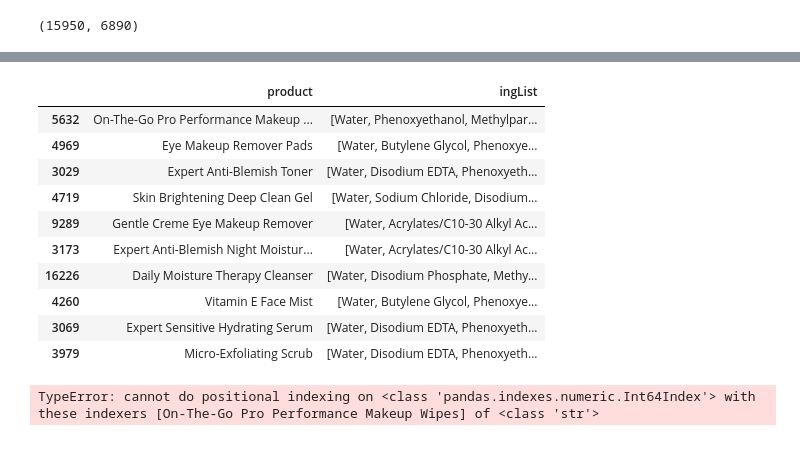
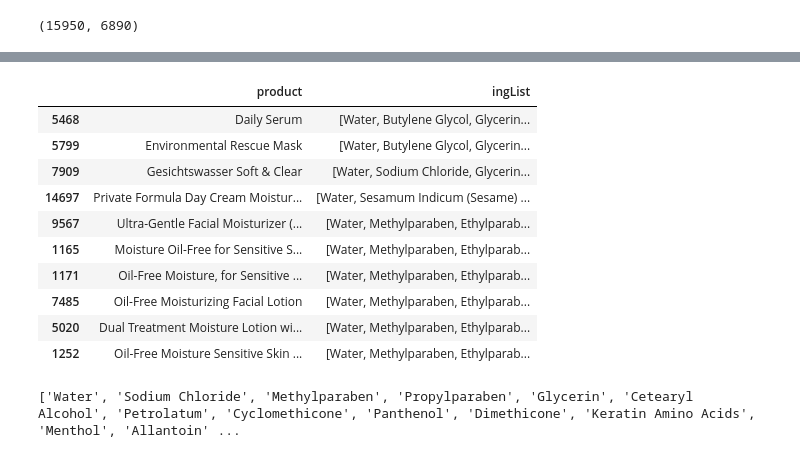
Before and after one commit to isabelbbeard/fp-python, a Jupyter notebook: 02_RecommnedationEngine.ipynb, the cells around one changed output, grey strips where cells are left out. Cells and saved outputs as stored; diff of their text form; code cells hidden in the pictures.

Commit message:
Cleaning up data for better recommendataions

```diff
--- a/ReformattingData_02.ipynb
+++ b/02_RecommnedationEngine.ipynb
@@ -239,9 +174,11 @@ Jaccard Similarity: 0.05454545454545454
 # %%
 #Import TfIdfVectorizer from scikit-learn
+#Convert a collection of raw documents to a matrix of TF-IDF features.
 from sklearn.feature_extraction.text import TfidfVectorizer
 
-#Define a TF-IDF Vectorizer Object. Remove all english stop words such as 'the', 'a'
+#Define a TF-IDF Vectorizer Object
 tfidf = TfidfVectorizer()
+tfidf = TfidfVectorizer(stop_words=['Water'])
 
 #Construct the required TF-IDF matrix by fitting and transforming the data
 tfidf_matrix = tfidf.fit_transform(products_and_ingredients['ing#List'])
@@ -278,21 +220,23 @@ def get_recommendations(product, cosine_sim=cosine_sim):
 
     # Return the top 10 most similar movies
     return products_and_ingredients[['product', 'ingList']].iloc[product_indices]
-# %%
-get_recommendations('Naturally Gentle Eye Makeup Remover')
-# %% [output]
-|  | product | ingList |
-| 5632 | On-The-Go Pro Performance Makeup ... | [Water, Phenoxyethanol, Methylpar... |
-| 4969 | Eye Makeup Remover Pads | [Water, Butylene Glycol, Phenoxye... |
-| 3029 | Expert Anti-Blemish Toner | [Water, Disodium EDTA, Phenoxyeth... |
-| 4719 | Skin Brightening Deep Clean Gel | [Water, Sodium Chloride, Disodium... |
-| 9289 | Gentle Creme Eye Makeup Remover | [Water, Acrylates/C10-30 Alkyl Ac... |
-| 3173 | Expert Anti-Blemish Night Moistur... | [Water, Acrylates/C10-30 Alkyl Ac... |
-| 16226 | Daily Moisture Therapy Cleanser | [Water, Disodium Phosphate, Methy... |
-| 4260 | Vitamin E Face Mist | [Water, Butylene Glycol, Phenoxye... |
-| 3069 | Expert Sensitive Hydrating Serum | [Water, Disodium EDTA, Phenoxyeth... |
-| 3979 | Micro-Exfoliating Scrub | [Water, Disodium EDTA, Phenoxyeth... |
-# %%
-products_and_ingredients['ingList'].iloc['On-The-Go Pro Performance Makeup Wipes']
-# %% [output]
-TypeError: cannot do positional indexing on <class 'pandas.indexes.numeric.Int64Index'> with these indexers [On-The-Go Pro Performance Makeup Wipes] of <class 'str'>
+# %%
+get_recommendations('Foot Cream Norwegian Formula')
+# %% [output]
+|  | product | ingList |
+| 5468 | Daily Serum | [Water, Butylene Glycol, Glycerin... |
+| 5799 | Environmental Rescue Mask | [Water, Butylene Glycol, Glycerin... |
+| 7909 | Gesichtswasser Soft & Clear | [Water, Sodium Chloride, Glycerin... |
+| 14697 | Private Formula Day Cream Moistur... | [Water, Sesamum Indicum (Sesame) ... |
+| 9567 | Ultra-Gentle Facial Moisturizer (... | [Water, Methylparaben, Ethylparab... |
+| 1165 | Moisture Oil-Free for Sensitive S... | [Water, Methylparaben, Ethylparab... |
+| 1171 | Oil-Free Moisture, for Sensitive ... | [Water, Methylparaben, Ethylparab... |
+| 7485 | Oil-Free Moisturizing Facial Lotion | [Water, Methylparaben, Ethylparab... |
+| 5020 | Dual Treatment Moisture Lotion wi... | [Water, Methylparaben, Ethylparab... |
+| 1252 | Oil-Free Moisture Sensitive Skin ... | [Water, Methylparaben, Ethylparab... |
+# %%
+ingTest = products_and_ingredients[products_and_ingredients['product'].str.match('Foot Cream Norwegian Formula')]
+ingTest = ingTest['ingList']
+print(*ingTest, sep='\n')
+# %% [output]
+['Water', 'Sodium Chloride', 'Methylparaben', 'Propylparaben', 'Glycerin', 'Cetearyl Alcohol', 'Petrolatum', 'Cyclomethicone', 'Panthenol', 'Dimethicone', 'Keratin Amino Acids', 'Menthol', 'Allantoin' ...
```
Also changed, not shown: parts of 7 cells of this notebook, 2 other files.
